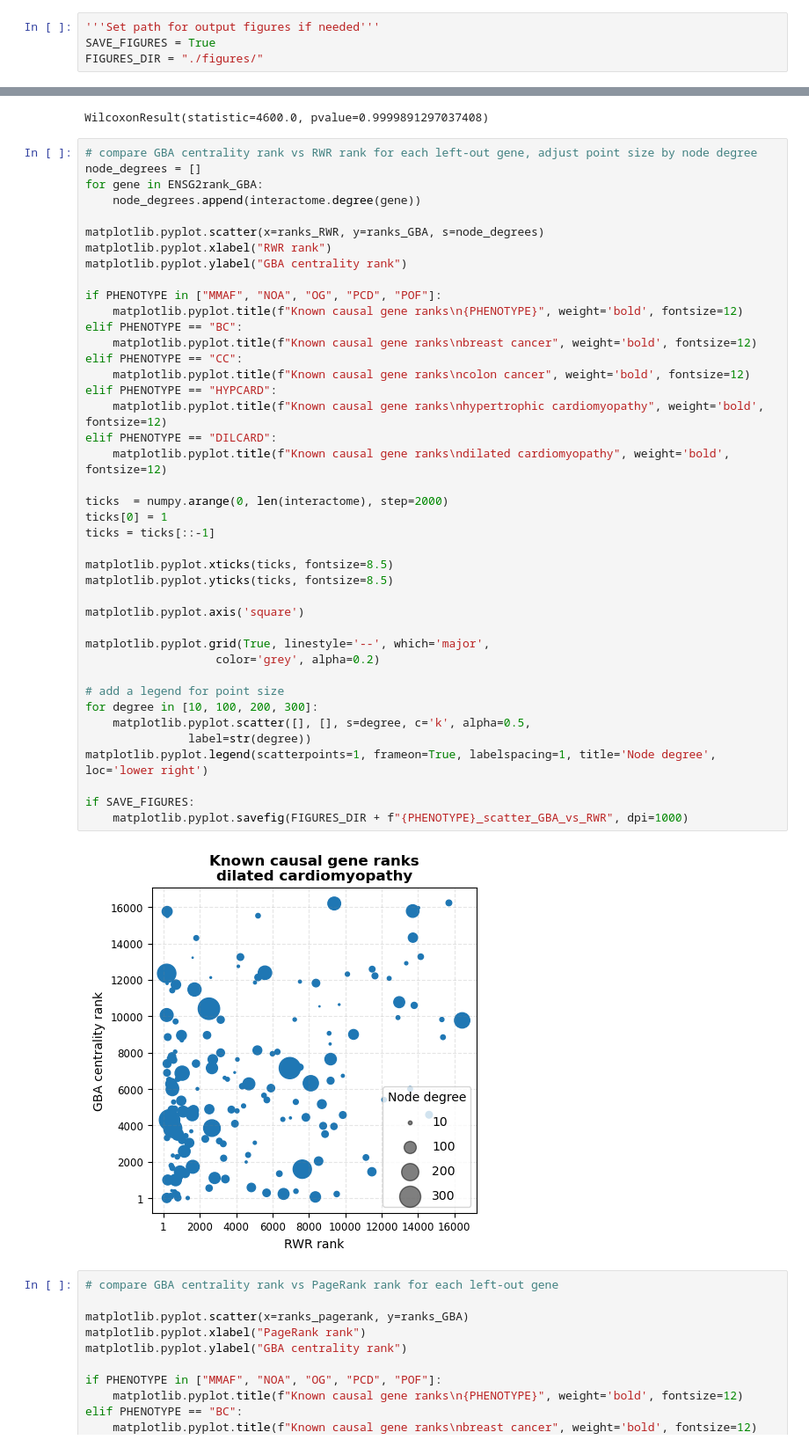
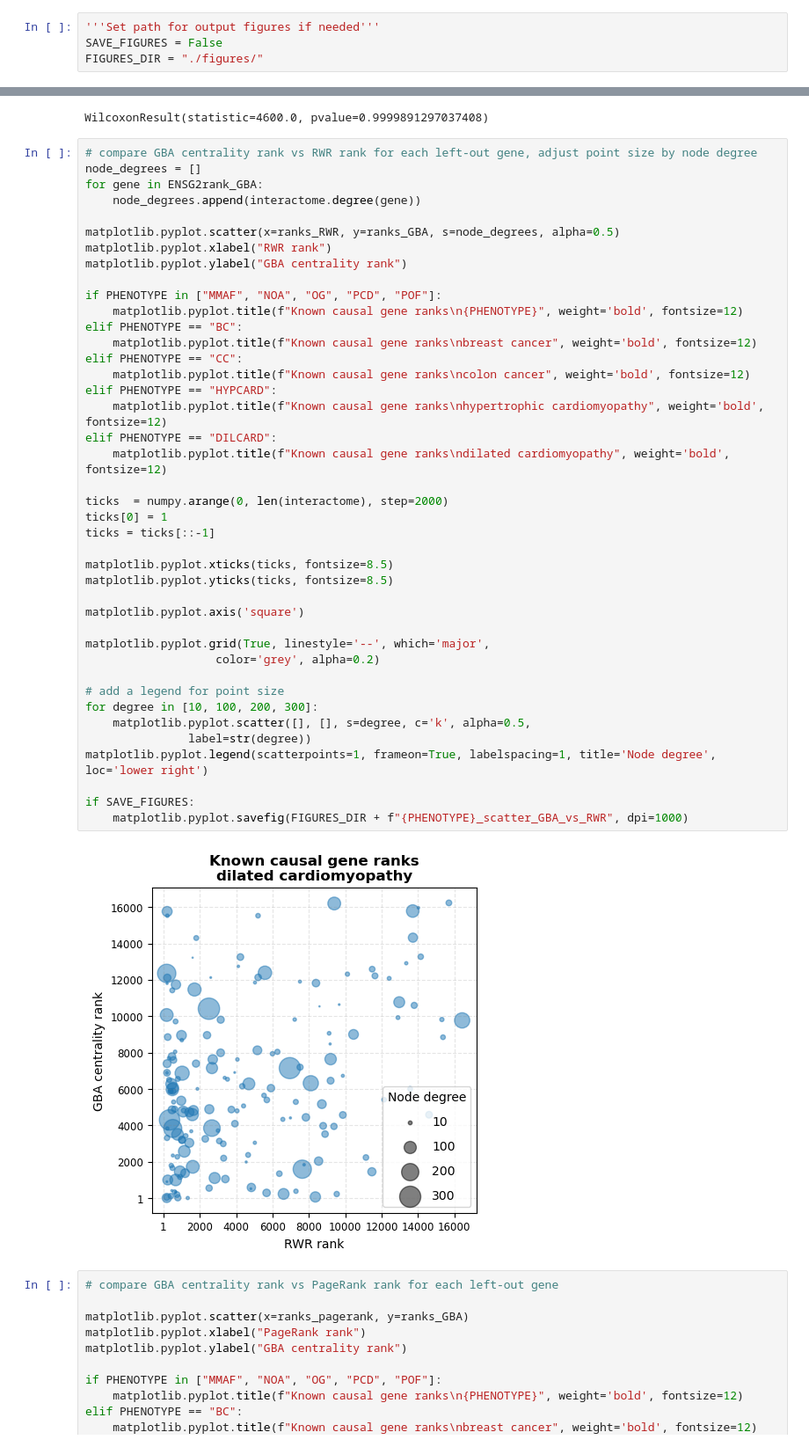
Before and after one commit to jedrzejkubica/GBA-centrality-validation, a Jupyter notebook: validation.ipynb, the cells around one changed output, grey strips where cells are left out. Shown: that part at 88% size. Saved outputs shown, nothing was run; the diff lists cells and outputs as text.

```diff
--- a/validation.ipynb
+++ b/validation.ipynb
@@ -190,7 +190,7 @@ WEIGHTED = False
 DIRECTED = False
 # %%
 '''Set path for output figures if needed'''
-SAVE_FIGURES = True
+SAVE_FIGURES = False
 FIGURES_DIR = "./figures/"
 # %%
 INTERACTOME_FILE = "/home/kubicaj/GBA-input/interactome_human.sif"
@@ -889,7 +891,7 @@ node_degrees = []
 for gene in ENSG2rank_GBA:
     node_degrees.append(interactome.degree(gene))
 
-matplotlib.pyplot.scatter(x=ranks_RWR, y=ranks_GBA, s=node_degrees)
+matplotlib.pyplot.scatter(x=ranks_RWR, y=ranks_GBA, s=node_degrees, alpha=0.5)
 matplotlib.pyplot.xlabel("RWR rank")
 matplotlib.pyplot.ylabel("GBA centrality rank")
 
@@ -898,34 +900,34 @@ if PHENOTYPE in ["MMAF", "NOA", "OG", "PCD", "POF"]:
 elif PHENOTYPE == "BC":
     matplotlib.pyplot.title(f"Known causal gene ranks\nbreast cancer", weight='bold', fontsize=12)
 elif PHENOTYPE == "CC":
     matplotlib.pyplot.title(f"Known causal gene ranks\ncolon cancer", weight='bold', fontsize=12)
 elif PHENOTYPE == "HYPCARD":
     matplotlib.pyplot.title(f"Known causal gene ranks\nhypertrophic cardiomyopathy", weight='bold', fontsize=12)
 elif PHENOTYPE == "DILCARD":
     matplotlib.pyplot.title(f"Known causal gene ranks\ndilated cardiomyopathy", weight='bold', fontsize=12)
 
 ticks  = numpy.arange(0, len(interactome), step=2000)
 ticks[0] = 1
 ticks = ticks[::-1]
 
 matplotlib.pyplot.xticks(ticks, fontsize=8.5)
 matplotlib.pyplot.yticks(ticks, fontsize=8.5)
 
 matplotlib.pyplot.axis('square')
 
 matplotlib.pyplot.grid(True, linestyle='--', which='major',
                    color='grey', alpha=0.2)
 
 # add a legend for point size
 for degree in [10, 100, 200, 300]:
     matplotlib.pyplot.scatter([], [], s=degree, c='k', alpha=0.5,
                label=str(degree))
 matplotlib.pyplot.legend(scatterpoints=1, frameon=True, labelspacing=1, title='Node degree', loc='lower right')
 
 if SAVE_FIGURES:
     matplotlib.pyplot.savefig(FIGURES_DIR + f"{PHENOTYPE}_scatter_GBA_vs_RWR", dpi=1000)
 # %% [output]
-[figure, old version]
+[figure, new version]
 # %%
 # compare GBA centrality rank vs PageRank rank for each left-out gene
 
```
Also changed, not shown: parts of 11 cells of this notebook, 1 other file.
